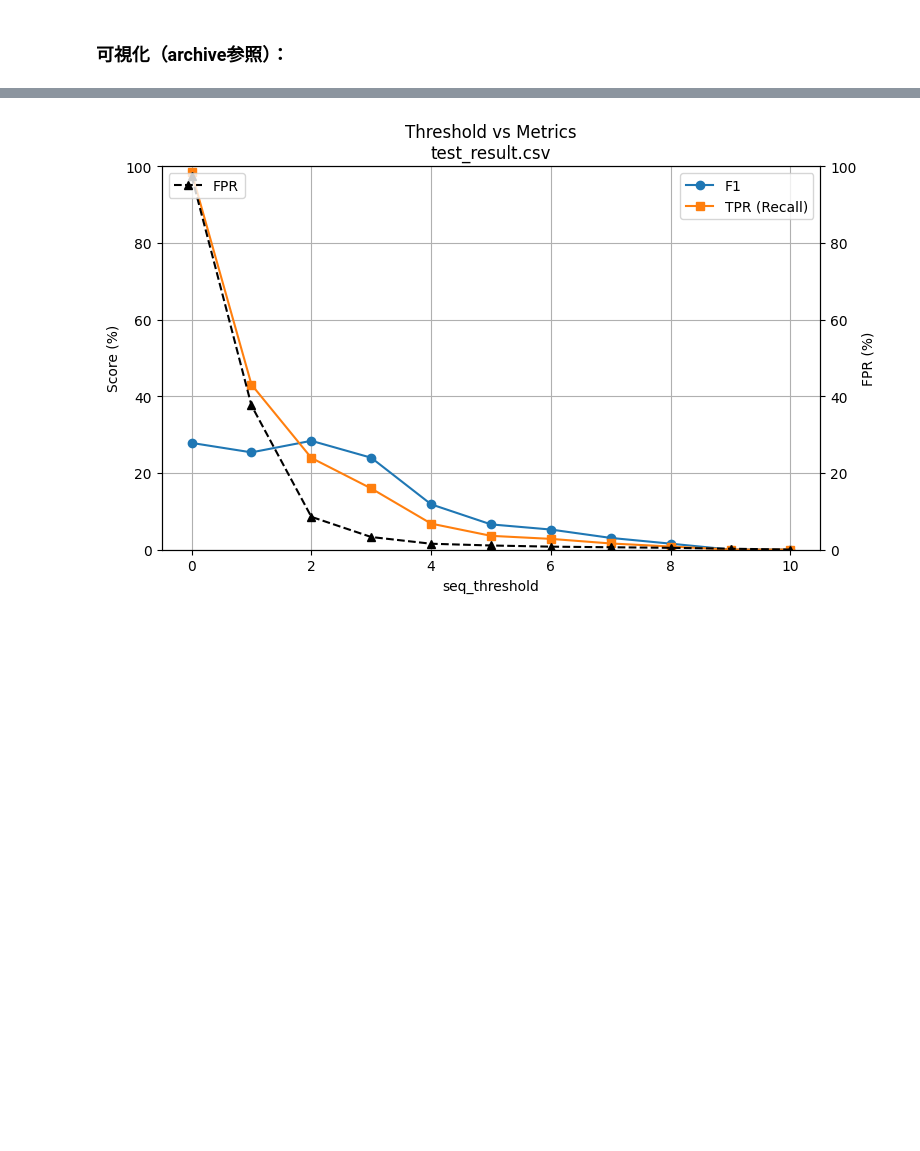
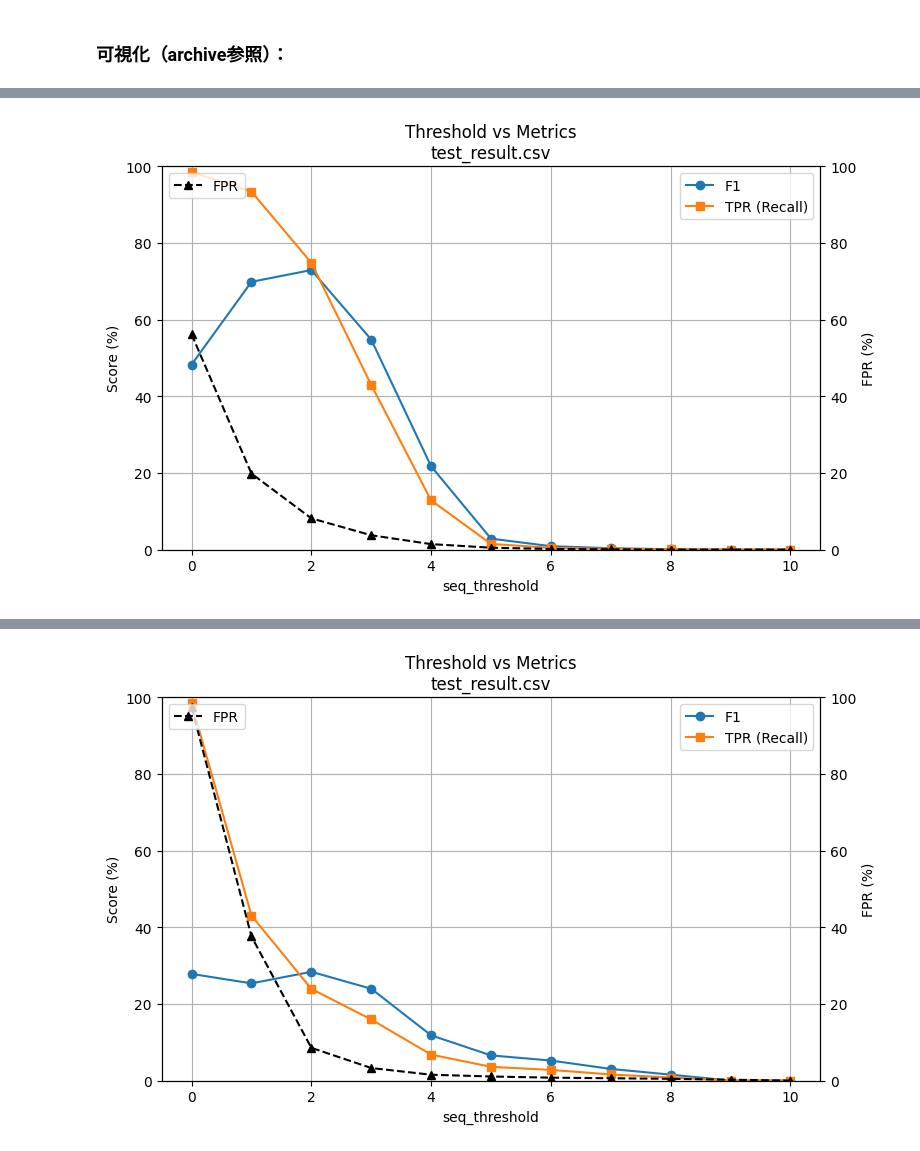
Before and after one commit to iwamura-0201/My_lad, a Jupyter notebook: src/main.ipynb, the cells around one changed output, grey strips where cells are left out. Drawn from its saved outputs; the diff is of its cells as text; code cells hidden in the pictures; blank space fills up the shorter version.

```diff
--- a/src/main.ipynb
+++ b/src/main.ipynb
@@ -263,0 +333,4 @@ threshold=1.000['0.0000', '0.0000', '1312.0000', '251.0000', '0.0000', '0.0000',
+# %%
+a.plot_threshold_metrics(Path("../archive/9/refine2/time/seq_len_512/r_seed_31/test_result.csv"))
+# %% [output]
+[figure, added]
```
Also changed, not shown: parts of 64 cells of this notebook, 45 other files.
